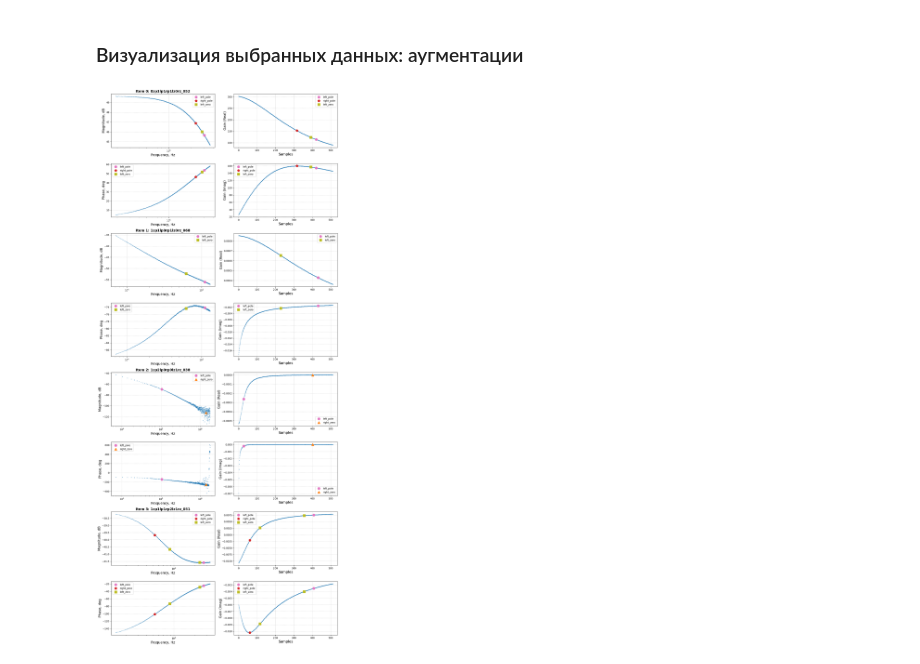
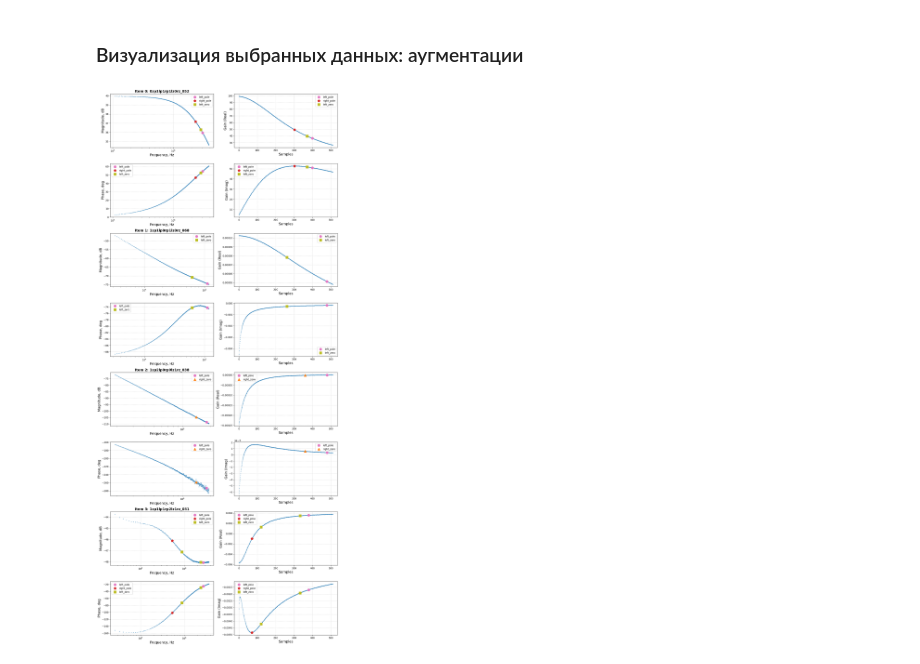
Before and after one commit to romangorbunov91/zeros-poles-masks, a Jupyter notebook: debug_notebook.ipynb, the cells around one changed output. Saved outputs shown, nothing was run; the diff lists cells and outputs as text; code cells hidden in the pictures.

Commit message:
Исправлен 'crop_size' на 'crop_ratio'.

```diff
--- a/debug_notebook.ipynb
+++ b/debug_notebook.ipynb
@@ -137,21 +137,21 @@ plot_frequency_responses(
 # %%
 dataset = ZerosPolesDataset(
     dataset_dir = dataset_dir,
     split = configer['split'],
     samples=samples,
     transforms_flag=True,
-    crop_size=[0.0, 0.2],
+    crop_ratio=[0.8, 1.0],
     time_delay=[0.0, 1e-9],
     noise_level=[1e-3, 10e-3],
     noise_filter=0.6,
-    gain=[1e-3, 1e3]
+    gain=[-1e3, 1e3]
 )
 
 plot_frequency_responses(
     dataset_to_plot=dataset,
     samples_list=samples,
     N_plot_samples=4,
     plot_config=PLOT_CONFIG,
     save_path=Path('./readme_img/augmented_dataset_samples.png'))
 # %% [output]
-[figure, old version]
+[figure, new version]
```
Also changed, not shown: parts of 1 cell of this notebook, 1 other file.
